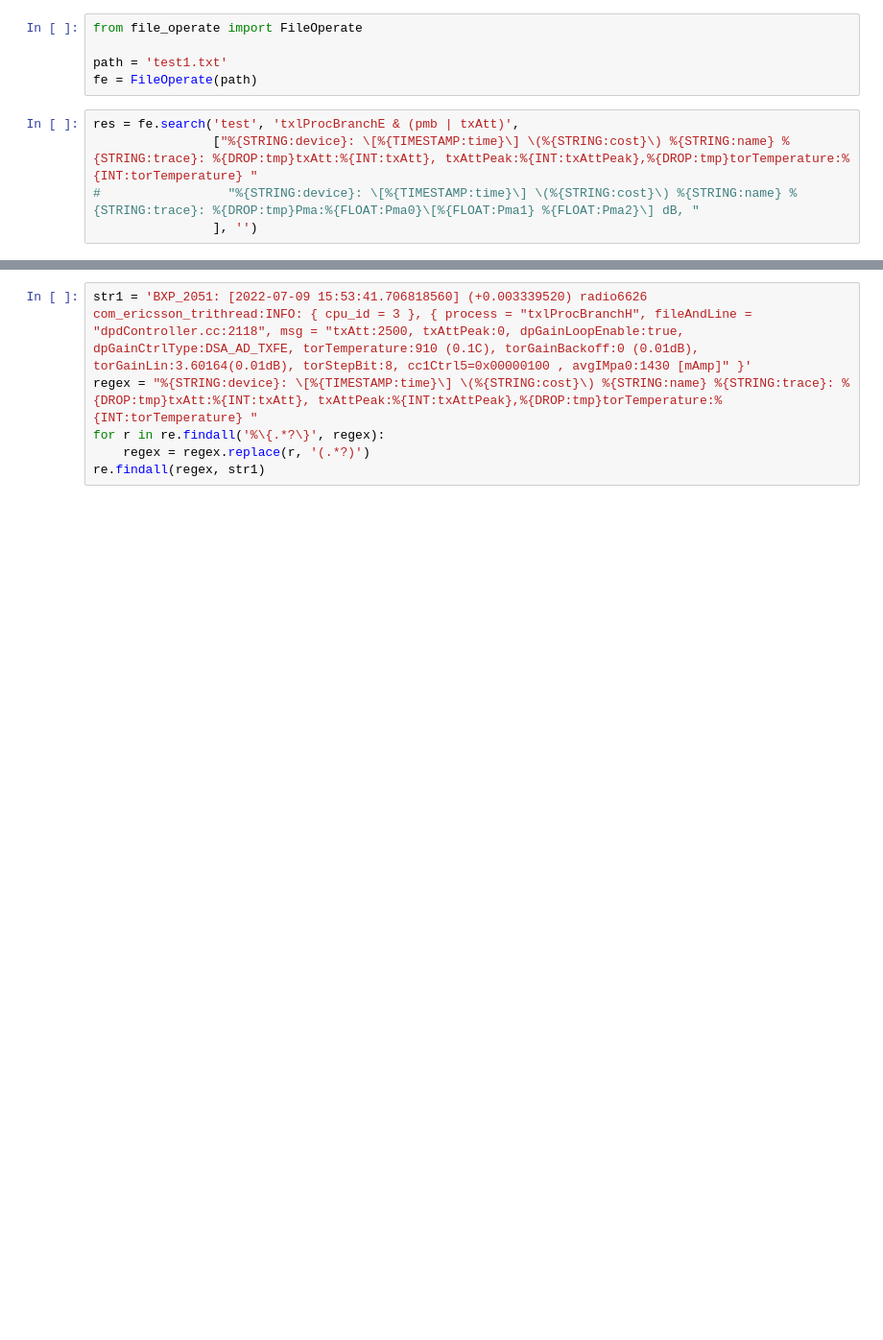
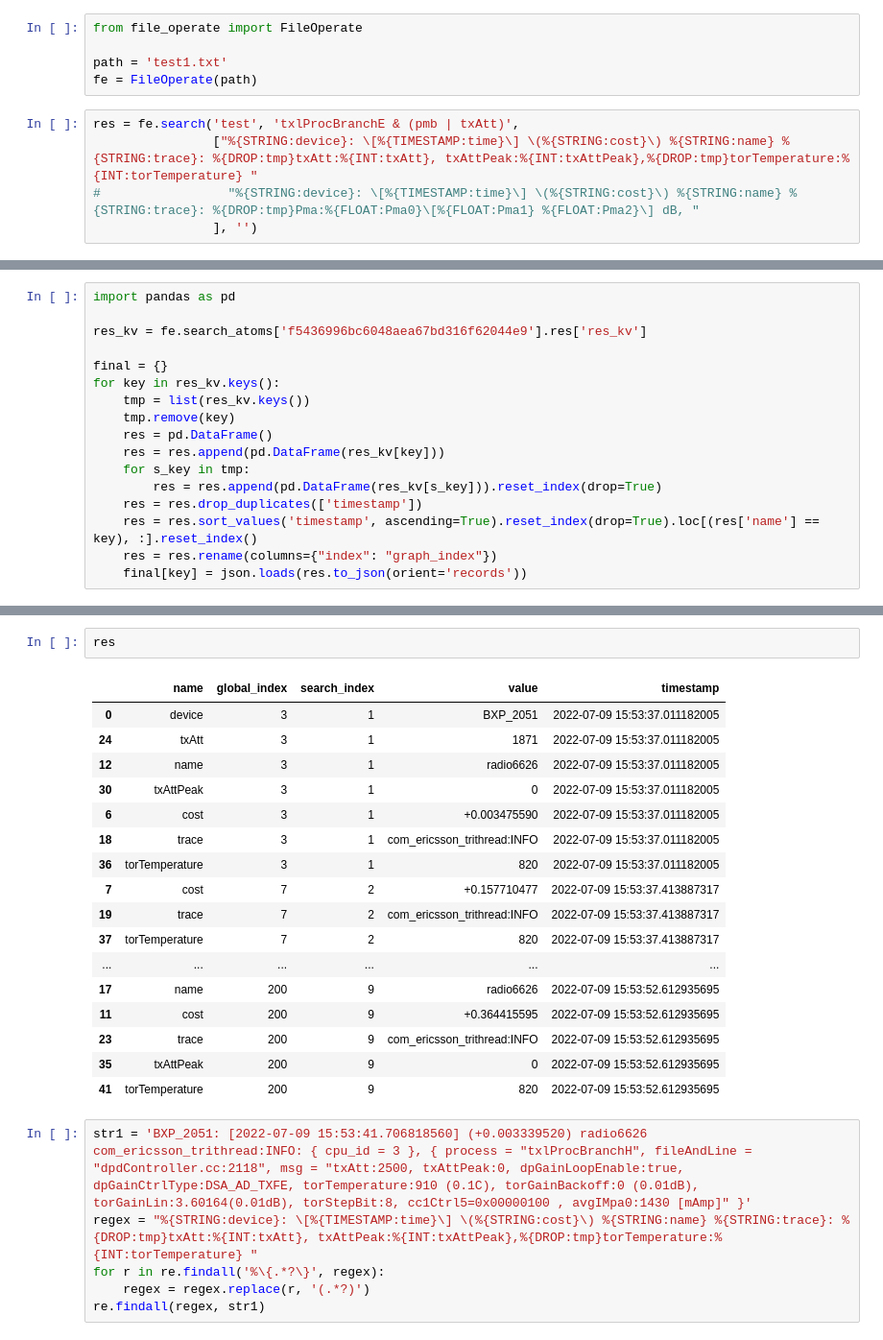
Before and after one commit to dj-lei/logs_trouble_shooting_back, a Jupyter notebook: test.ipynb, the cells around one changed output, grey strips where cells are left out. Shown at 96% size. Cells and saved outputs as stored; diff of their text form; blank space fills up the shorter version.

```diff
--- a/test.ipynb
+++ b/test.ipynb
@@ -596,3 +596,20 @@ fe.search_atoms['af5770729813477a87103640487ad70a'].res
     'search_index': 9,
     'value': 820,
     'timestamp': '2022-07-09 15:53:52.612935695'}]}}
+# %%
+import pandas as pd
+
+res_kv = fe.search_atoms['f5436996bc6048aea67bd316f62044e9'].res['res_kv']
+
+final = {}
+for key in res_kv.keys():
+    tmp = list(res_kv.keys())
+    tmp.remove(key)
+    res = pd.DataFrame()
+    res = res.append(pd.DataFrame(res_kv[key]))
+    for s_key in tmp:
+        res = res.append(pd.DataFrame(res_kv[s_key])).reset_index(drop=True)
+    res = res.drop_duplicates(['timestamp'])
+    res = res.sort_values('timestamp', ascending=True).reset_index(drop=True).loc[(res['name'] == key), :].reset_index()
+    res = res.rename(columns={"index": "graph_index"})
+    final[key] = json.loads(res.to_json(orient='records'))
@@ -599,3 +657,23 @@ fe.search_atoms['af5770729813477a87103640487ad70a'].res
+# %%
+res
+# %% [output]
+|  | name | global_index | search_index | value | timestamp |
+| 0 | device | 3 | 1 | BXP_2051 | 2022-07-09 15:53:37.011182005 |
+| 24 | txAtt | 3 | 1 | 1871 | 2022-07-09 15:53:37.011182005 |
+| 12 | name | 3 | 1 | radio6626 | 2022-07-09 15:53:37.011182005 |
+| 30 | txAttPeak | 3 | 1 | 0 | 2022-07-09 15:53:37.011182005 |
+| 6 | cost | 3 | 1 | +0.003475590 | 2022-07-09 15:53:37.011182005 |
+| 18 | trace | 3 | 1 | com_ericsson_trithread:INFO | 2022-07-09 15:53:37.011182005 |
+| 36 | torTemperature | 3 | 1 | 820 | 2022-07-09 15:53:37.011182005 |
+| 7 | cost | 7 | 2 | +0.157710477 | 2022-07-09 15:53:37.413887317 |
+| 19 | trace | 7 | 2 | com_ericsson_trithread:INFO | 2022-07-09 15:53:37.413887317 |
+| 37 | torTemperature | 7 | 2 | 820 | 2022-07-09 15:53:37.413887317 |
+| ... | ... | ... | ... | ... | ... |
+| 17 | name | 200 | 9 | radio6626 | 2022-07-09 15:53:52.612935695 |
+| 11 | cost | 200 | 9 | +0.364415595 | 2022-07-09 15:53:52.612935695 |
+| 23 | trace | 200 | 9 | com_ericsson_trithread:INFO | 2022-07-09 15:53:52.612935695 |
+| 35 | txAttPeak | 200 | 9 | 0 | 2022-07-09 15:53:52.612935695 |
+| 41 | torTemperature | 200 | 9 | 820 | 2022-07-09 15:53:52.612935695 |
 # %%
 str1 = 'BXP_2051: [2022-07-09 15:53:41.706818560] (+0.003339520) radio6626 com_ericsson_trithread:INFO: { cpu_id = 3 }, { process = "txlProcBranchH", fileAndLine = "dpdController.cc:2118", msg = "txAtt:2500, txAttPeak:0, dpGainLoopEnable:true, dpGainCtrlType:DSA_AD_TXFE, torTemperature:910 (0.1C), torGainBackoff:0 (0.01dB), torGainLin:3.60164(0.01dB), torStepBit:8, cc1Ctrl5=0x00000100 , avgIMpa0:1430 [mAmp]" }'
 regex = "%{STRING:device}: \[%{TIMESTAMP:time}\] \(%{STRING:cost}\) %{STRING:name} %{STRING:trace}: %{DROP:tmp}txAtt:%{INT:txAtt}, txAttPeak:%{INT:txAttPeak},%{DROP:tmp}torTemperature:%{INT:torTemperature} "
```
Also changed, not shown: parts of 5 cells of this notebook, 2 other files.
